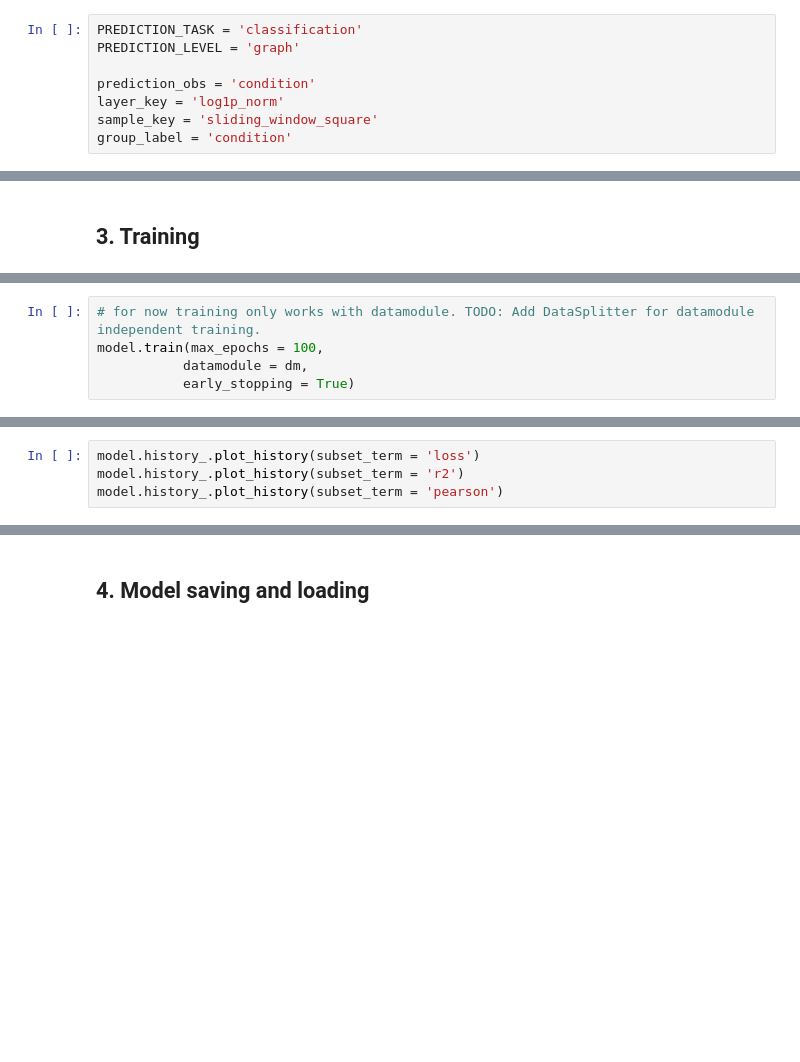
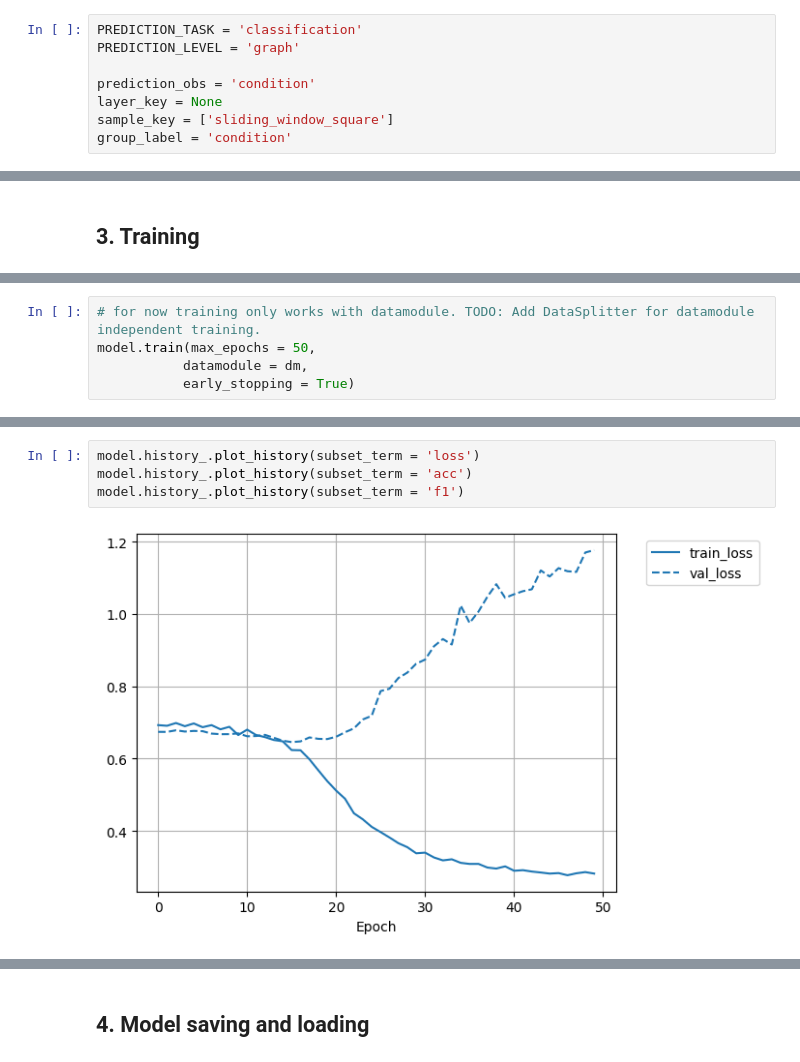
Before and after one commit to theislab/interscale, a Jupyter notebook: docs/notebooks/InterScale_LocalModel.ipynb, the cells around one changed output, grey strips where cells are left out. Saved outputs shown, nothing was run; the diff lists cells and outputs as text; blank space fills up the shorter version.

Commit message:
combined model

```diff
--- a/docs/notebooks/InterScale_LocalModel.ipynb
+++ b/docs/notebooks/InterScale_LocalModel.ipynb
@@ -68,8 +86,8 @@ PREDICTION_TASK = 'classification'
 PREDICTION_LEVEL = 'graph'
 
 prediction_obs = 'condition'
-layer_key = 'log1p_norm'
-sample_key = 'sliding_window_square'
+layer_key = None
+sample_key = ['sliding_window_square']
 group_label = 'condition'
 # %%
 cfg = check_and_update_cfg(cfg, prediction_task = PREDICTION_TASK, prediction_level = PREDICTION_LEVEL, layer_key = layer_key, sample_key = sample_key, prediction_obs = prediction_obs)
@@ -105,5 +202,5 @@ dm = GraphAnnDataModule(datas=pyg_data_list,
 # %%
 # for now training only works with datamodule. TODO: Add DataSplitter for datamodule independent training.
-model.train(max_epochs = 100,
+model.train(max_epochs = 50,
            datamodule = dm,
            early_stopping = True)
@@ -110,4 +251,6 @@ model.train(max_epochs = 100,
 # %%
 model.history_.plot_history(subset_term = 'loss')
-model.history_.plot_history(subset_term = 'r2')
-model.history_.plot_history(subset_term = 'pearson')
+model.history_.plot_history(subset_term = 'acc')
+model.history_.plot_history(subset_term = 'f1')
+# %% [output]
+[figure, added]
```
Also changed, not shown: parts of 16 cells of this notebook, 31 other files.
